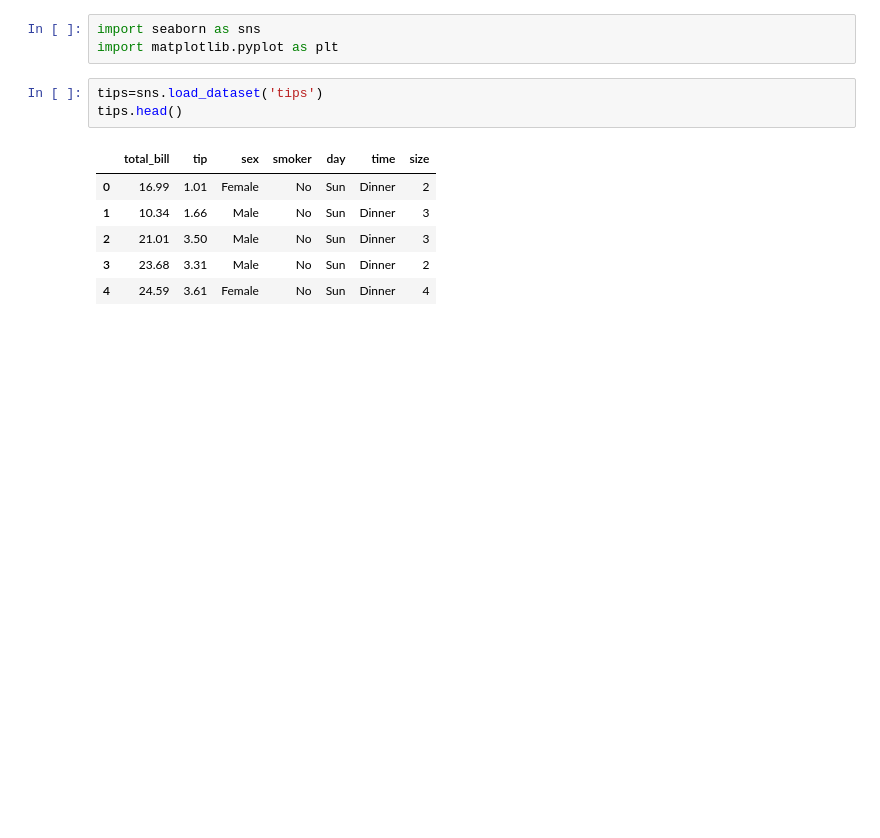
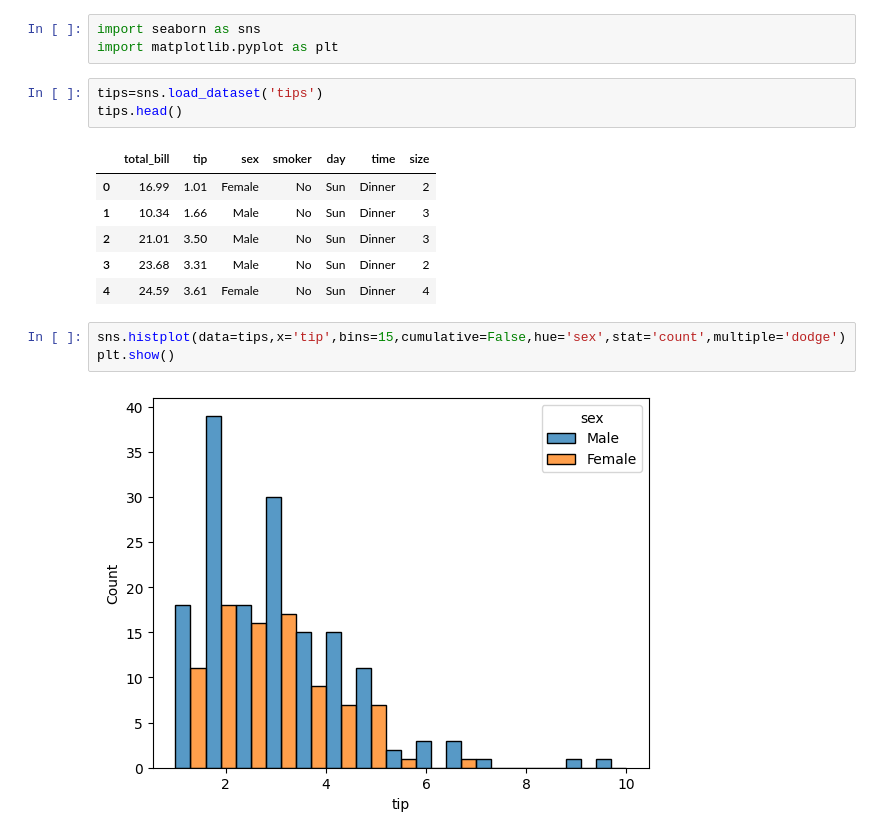
Before and after one commit to beto321/matplotlib_seaborn2, a Jupyter notebook: distribuciones.ipynb, the cells around one changed output. Saved outputs shown, nothing was run; the diff lists cells and outputs as text; blank space fills up the shorter version.

```diff
--- a/distribuciones.ipynb
+++ b/distribuciones.ipynb
@@ -11,3 +11,8 @@ tips.head()
 | 2 | 21.01 | 3.50 | Male | No | Sun | Dinner | 3 |
 | 3 | 23.68 | 3.31 | Male | No | Sun | Dinner | 2 |
 | 4 | 24.59 | 3.61 | Female | No | Sun | Dinner | 4 |
+# %%
+sns.histplot(data=tips,x='tip',bins=15,cumulative=False,hue='sex',stat='count',multiple='dodge')
+plt.show()
+# %% [output]
+[figure, added]
```
Also changed, not shown: parts of 3 cells of this notebook, 2 other files.
